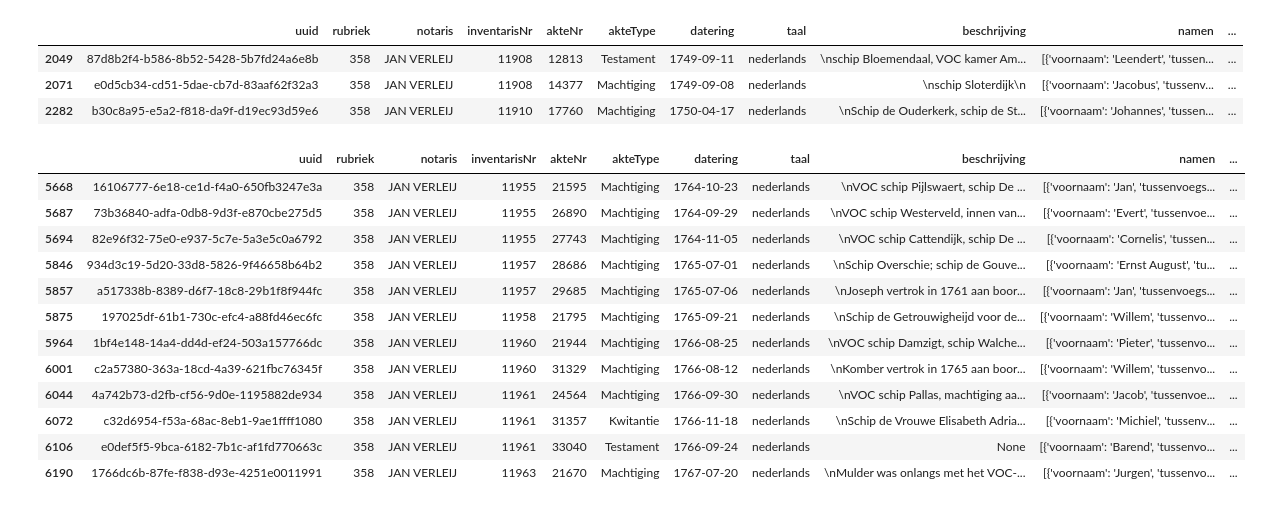
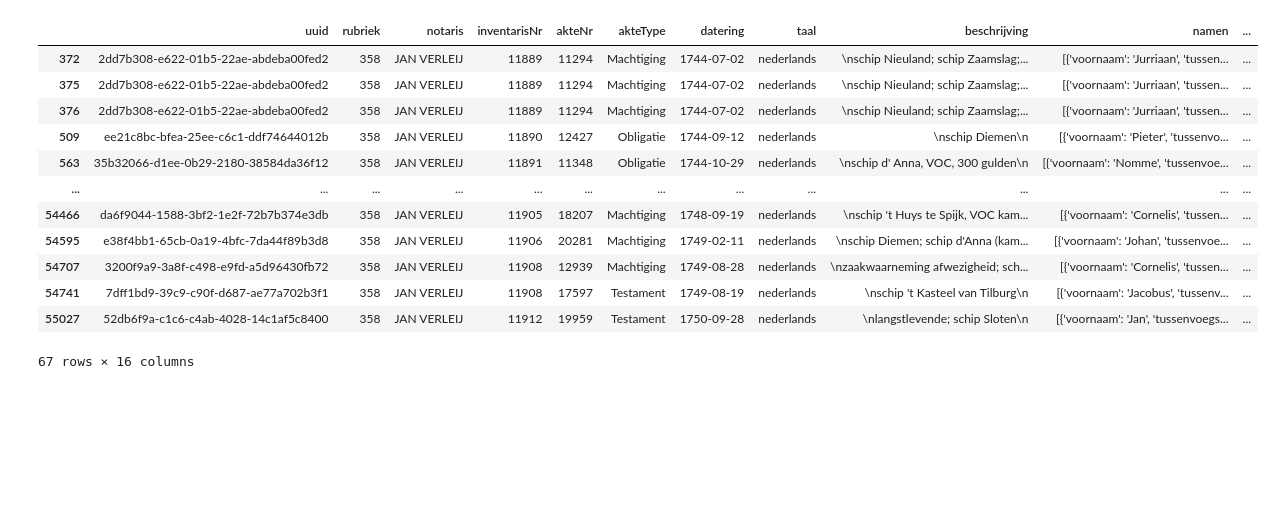
Before and after one commit to barry98/VOC-project, a Jupyter notebook: Annotation/Comparing annotations.ipynb, the cells around one changed output. Saved outputs shown, nothing was run; the diff lists cells and outputs as text; code cells hidden in the pictures; blank space fills up the shorter version.

```diff
--- a/Annotation/Comparing annotations.ipynb
+++ b/Annotation/Comparing annotations.ipynb
@@ -1,7 +1,12 @@
 # %%
 import pandas as pd
 # %%
-subset_pat = pd.read_json('../../Annotation/Patrick/batch2_patrick_result.json')
-subset_thom = pd.read_json('../../Annotation/Thom/batch1_thom_result.json')
-subset_chiel = pd.read_json('../../Annotation/Chiel/batch1_chiel_result.json')
-subset_bar = pd.read_json('batch1_result.json')
+subset1_pat = pd.read_json('../../Annotation/Patrick/batch1_patrick_result.json')
+subset2_pat = pd.read_json('../../Annotation/Patrick/batch2_patrick_result.json')
+subset3_pat = pd.read_json('../../Annotation/Patrick/batch3_patrick_result.json')
+subset1_thom = pd.read_json('../../Annotation/Thom/batch1_thom_result.json')
+subset1_chiel = pd.read_json('../../Annotation/Chiel/batch1_chiel_result.json')
+subset2_chiel = pd.read_json('../../Annotation/Chiel/batch2_chiel_result.json')
+subset3_chiel = pd.read_json('../../Annotation/Chiel/batch3_chiel_result.json')
+subset1_bar = pd.read_json('batch1_result.json')
+subset2_bar = pd.read_json('result.json')
@@ -8,23 +41,34 @@ subset_bar = pd.read_json('batch1_result.json')
+# %%
+subset1_pat.at[593, 'vocop_match'] = 0
+subset1_chiel.at[1416,'vocop_match'] = 0
+subset1_chiel.at[1463,'vocop_match'] = 0
+subset2_chiel.at[3729, 'vocop_match'] = 0
+# %%
+final_pat = subset1_pat
+final_pat = final_pat.append(subset2_pat)
+final_pat = final_pat.append(subset3_pat)
+
+final_chiel = subset1_chiel
+final_chiel = final_chiel.append(subset2_chiel)
+final_chiel = final_chiel.append(subset3_chiel)
+
+final_barry = subset1_bar
+final_barry = final_barry.append(subset2_bar)
+
+final_df = final_pat.append(final_chiel).append(subset1_thom).append(final_barry)
 # %%
-subset_pat[subset_pat.vocop_match != 0]
+final_df[final_df.vocop_match != 0]
 # %% [output]
 |  | uuid | rubriek | notaris | inventarisNr | akteNr | akteType | datering | taal | beschrijving | namen | ... |
-| 2049 | 87d8b2f4-b586-8b52-5428-5b7fd24a6e8b | 358 | JAN VERLEIJ | 11908 | 12813 | Testament | 1749-09-11 | nederlands | \nschip Bloemendaal, VOC kamer Am... | [{'voornaam': 'Leendert', 'tussen... | ... |
-| 2071 | e0d5cb34-cd51-5dae-cb7d-83aaf62f32a3 | 358 | JAN VERLEIJ | 11908 | 14377 | Machtiging | 1749-09-08 | nederlands | \nschip Sloterdijk\n | [{'voornaam': 'Jacobus', 'tussenv... | ... |
-| 2282 | b30c8a95-e5a2-f818-da9f-d19ec93d59e6 | 358 | JAN VERLEIJ | 11910 | 17760 | Machtiging | 1750-04-17 | nederlands | \nSchip de Ouderkerk, schip de St... | [{'voornaam': 'Johannes', 'tussen... | ... |
+| 372 | 2dd7b308-e622-01b5-22ae-abdeba00fed2 | 358 | JAN VERLEIJ | 11889 | 11294 | Machtiging | 1744-07-02 | nederlands | \nschip Nieuland; schip Zaamslag;... | [{'voornaam': 'Jurriaan', 'tussen... | ... |
+| 375 | 2dd7b308-e622-01b5-22ae-abdeba00fed2 | 358 | JAN VERLEIJ | 11889 | 11294 | Machtiging | 1744-07-02 | nederlands | \nschip Nieuland; schip Zaamslag;... | [{'voornaam': 'Jurriaan', 'tussen... | ... |
+| 376 | 2dd7b308-e622-01b5-22ae-abdeba00fed2 | 358 | JAN VERLEIJ | 11889 | 11294 | Machtiging | 1744-07-02 | nederlands | \nschip Nieuland; schip Zaamslag;... | [{'voornaam': 'Jurriaan', 'tussen... | ... |
+| 509 | ee21c8bc-bfea-25ee-c6c1-ddf74644012b | 358 | JAN VERLEIJ | 11890 | 12427 | Obligatie | 1744-09-12 | nederlands | \nschip Diemen\n | [{'voornaam': 'Pieter', 'tussenvo... | ... |
+| 563 | 35b32066-d1ee-0b29-2180-38584da36f12 | 358 | JAN VERLEIJ | 11891 | 11348 | Obligatie | 1744-10-29 | nederlands | \nschip d' Anna, VOC, 300 gulden\n | [{'voornaam': 'Nomme', 'tussenvoe... | ... |
+| ... | ... | ... | ... | ... | ... | ... | ... | ... | ... | ... | ... |
+| 54466 | da6f9044-1588-3bf2-1e2f-72b7b374e3db | 358 | JAN VERLEIJ | 11905 | 18207 | Machtiging | 1748-09-19 | nederlands | \nschip 't Huys te Spijk, VOC kam... | [{'voornaam': 'Cornelis', 'tussen... | ... |
+| 54595 | e38f4bb1-65cb-0a19-4bfc-7da44f89b3d8 | 358 | JAN VERLEIJ | 11906 | 20281 | Machtiging | 1749-02-11 | nederlands | \nschip Diemen; schip d'Anna (kam... | [{'voornaam': 'Johan', 'tussenvoe... | ... |
+| 54707 | 3200f9a9-3a8f-c498-e9fd-a5d96430fb72 | 358 | JAN VERLEIJ | 11908 | 12939 | Machtiging | 1749-08-28 | nederlands | \nzaakwaarneming afwezigheid; sch... | [{'voornaam': 'Cornelis', 'tussen... | ... |
+| 54741 | 7dff1bd9-39c9-c90f-d687-ae77a702b3f1 | 358 | JAN VERLEIJ | 11908 | 17597 | Testament | 1749-08-19 | nederlands | \nschip 't Kasteel van Tilburg\n | [{'voornaam': 'Jacobus', 'tussenv... | ... |
+| 55027 | 52db6f9a-c1c6-c4ab-4028-14c1af5c8400 | 358 | JAN VERLEIJ | 11912 | 19959 | Testament | 1750-09-28 | nederlands | \nlangstlevende; schip Sloten\n | [{'voornaam': 'Jan', 'tussenvoegs... | ... |
+67 rows × 16 columns
-# %%
-subset_bar[subset_bar.vocop_match != 0]
-# %% [output]
-|  | uuid | rubriek | notaris | inventarisNr | akteNr | akteType | datering | taal | beschrijving | namen | ... |
-| 5668 | 16106777-6e18-ce1d-f4a0-650fb3247e3a | 358 | JAN VERLEIJ | 11955 | 21595 | Machtiging | 1764-10-23 | nederlands | \nVOC schip Pijlswaert, schip De ... | [{'voornaam': 'Jan', 'tussenvoegs... | ... |
-| 5687 | 73b36840-adfa-0db8-9d3f-e870cbe275d5 | 358 | JAN VERLEIJ | 11955 | 26890 | Machtiging | 1764-09-29 | nederlands | \nVOC schip Westerveld, innen van... | [{'voornaam': 'Evert', 'tussenvoe... | ... |
-| 5694 | 82e96f32-75e0-e937-5c7e-5a3e5c0a6792 | 358 | JAN VERLEIJ | 11955 | 27743 | Machtiging | 1764-11-05 | nederlands | \nVOC schip Cattendijk, schip De ... | [{'voornaam': 'Cornelis', 'tussen... | ... |
-| 5846 | 934d3c19-5d20-33d8-5826-9f46658b64b2 | 358 | JAN VERLEIJ | 11957 | 28686 | Machtiging | 1765-07-01 | nederlands | \nSchip Overschie; schip de Gouve... | [{'voornaam': 'Ernst August', 'tu... | ... |
-| 5857 | a517338b-8389-d6f7-18c8-29b1f8f944fc | 358 | JAN VERLEIJ | 11957 | 29685 | Machtiging | 1765-07-06 | nederlands | \nJoseph vertrok in 1761 aan boor... | [{'voornaam': 'Jan', 'tussenvoegs... | ... |
-| 5875 | 197025df-61b1-730c-efc4-a88fd46ec6fc | 358 | JAN VERLEIJ | 11958 | 21795 | Machtiging | 1765-09-21 | nederlands | \nSchip de Getrouwigheijd voor de... | [{'voornaam': 'Willem', 'tussenvo... | ... |
-| 5964 | 1bf4e148-14a4-dd4d-ef24-503a157766dc | 358 | JAN VERLEIJ | 11960 | 21944 | Machtiging | 1766-08-25 | nederlands | \nVOC schip Damzigt, schip Walche... | [{'voornaam': 'Pieter', 'tussenvo... | ... |
-| 6001 | c2a57380-363a-18cd-4a39-621fbc76345f | 358 | JAN VERLEIJ | 11960 | 31329 | Machtiging | 1766-08-12 | nederlands | \nKomber vertrok in 1765 aan boor... | [{'voornaam': 'Willem', 'tussenvo... | ... |
-| 6044 | 4a742b73-d2fb-cf56-9d0e-1195882de934 | 358 | JAN VERLEIJ | 11961 | 24564 | Machtiging | 1766-09-30 | nederlands | \nVOC schip Pallas, machtiging aa... | [{'voornaam': 'Jacob', 'tussenvoe... | ... |
-| 6072 | c32d6954-f53a-68ac-8eb1-9ae1ffff1080 | 358 | JAN VERLEIJ | 11961 | 31357 | Kwitantie | 1766-11-18 | nederlands | \nSchip de Vrouwe Elisabeth Adria... | [{'voornaam': 'Michiel', 'tussenv... | ... |
-| 6106 | e0def5f5-9bca-6182-7b1c-af1fd770663c | 358 | JAN VERLEIJ | 11961 | 33040 | Testament | 1766-09-24 | nederlands | None | [{'voornaam': 'Barend', 'tussenvo... | ... |
-| 6190 | 1766dc6b-87fe-f838-d93e-4251e0011991 | 358 | JAN VERLEIJ | 11963 | 21670 | Machtiging | 1767-07-20 | nederlands | \nMulder was onlangs met het VOC-... | [{'voornaam': 'Jurgen', 'tussenvo... | ... |
```
Also changed, not shown: parts of 6 cells of this notebook.
